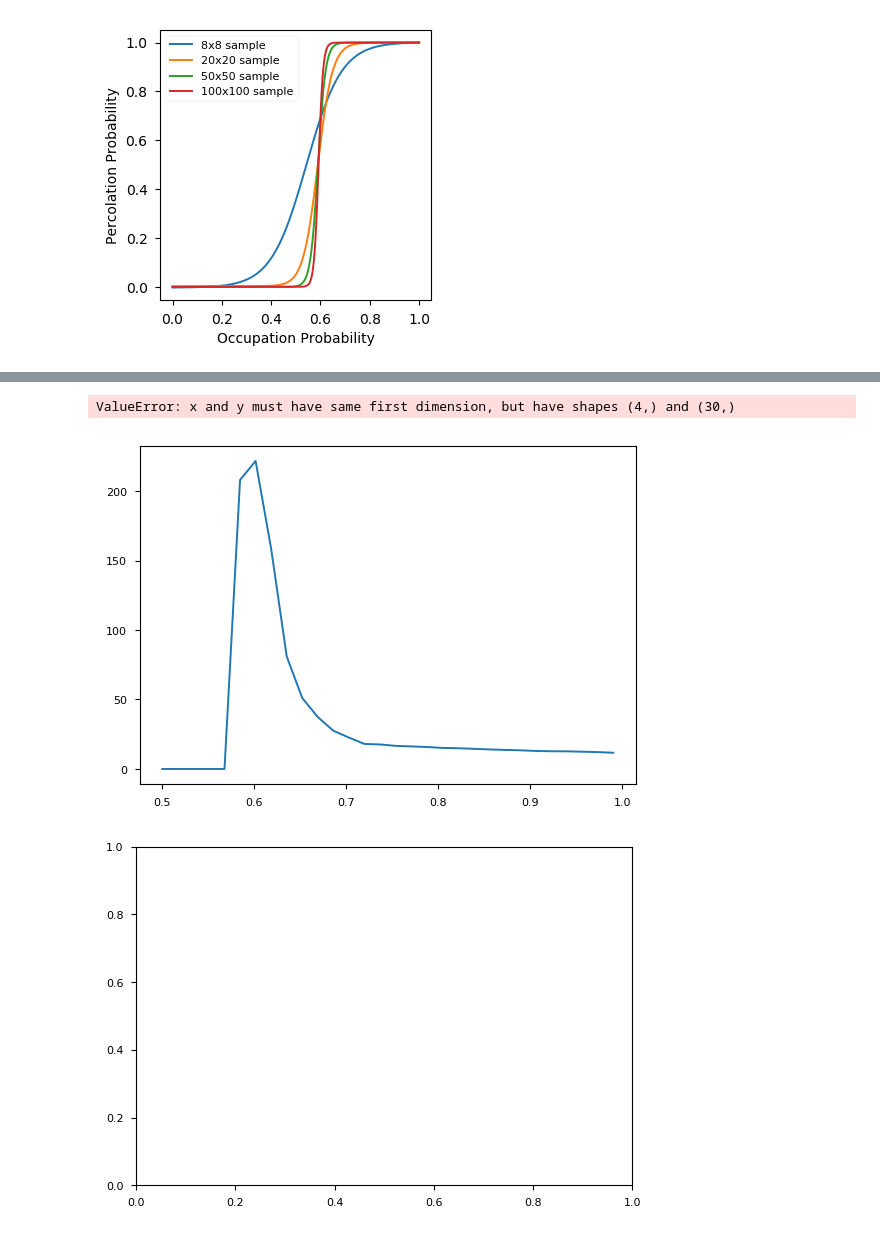
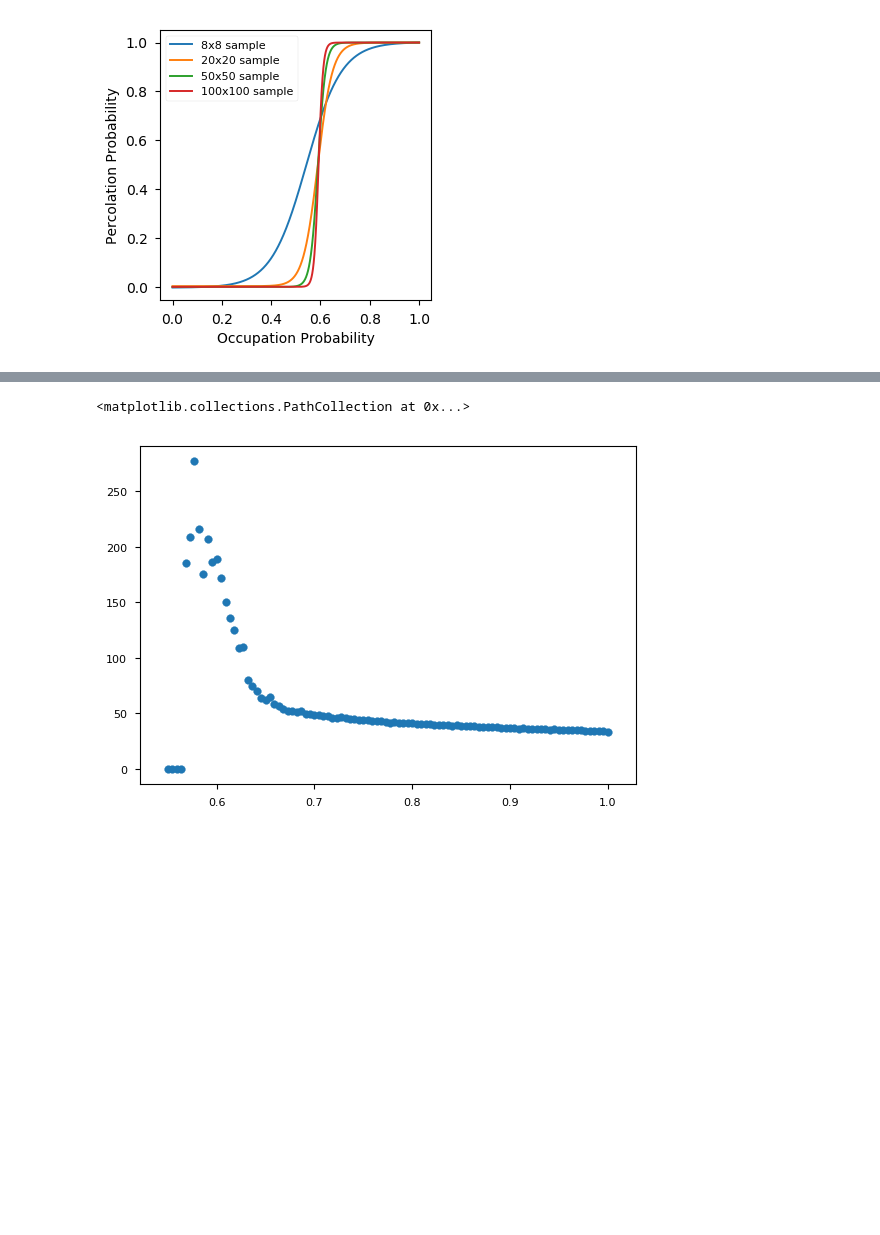
Before and after one commit to prabowobagas/Jupyter-Notebook-Thesis, a Jupyter notebook: Weekly Journal.ipynb, the cells around one changed output, grey strips where cells are left out. Cells and saved outputs as stored; diff of their text form; code cells hidden in the pictures; blank space fills up the shorter version.

Commit message:
added sim data

```diff
--- a/Weekly Journal.ipynb
+++ b/Weekly Journal.ipynb
@@ -743,19 +736,18 @@ for occupy in occupy_range:        # if no paths, resistance is set to 0
 # %%
 # data = list(zip(occupy_range,resistance_array))
 # df = pd.DataFrame(data, columns=['Occupation Probability', 'Resistance'])
 # df.to_csv('PercSimData\\Sample_resistance\\sample_resistance.txt', sep='\t', index=False)
 
-df = pd.read_csv('PercSimData\\Sample_resistance\\sample_resistance1.txt', sep=',')
+df = pd.read_csv('PercSimData\\Sample_resistance\\sample_resistance_num=100.txt', sep='\t')
 fig1 = plt.figure(1)
 ax1 = fig1.add_subplot(1, 1, 1)
-ax1.plot(df['Occupation Probability'], df['Resistance'])
+ax1.scatter(df['Occupation Probability'], df['Resistance'])
 
-fig2 = plt.figure(2)
-ax2 = fig2.add_subplot(1, 1, 1)
-Vds_linspace = np.linspace(200, 400, num=4)
-Current = df['Resistance']
-ax2.plot(Vds_linspace, Current)
+# fig2 = plt.figure(2)
+# ax2 = fig2.add_subplot(1, 1, 1)
+# Vds_linspace = np.linspace(200, 400, num=4)
+# Current = df['Resistance']
+# ax2.plot(Vds_linspace, Current)
 # %% [output]
-ValueError: x and y must have same first dimension, but have shapes (4,) and (30,)
+<matplotlib.collections.PathCollection at 0x...>
-[figure, old version]
+[figure, new version]
-[figure, removed]
```
Also changed, not shown: parts of 1 cell of this notebook, 3 other files.
